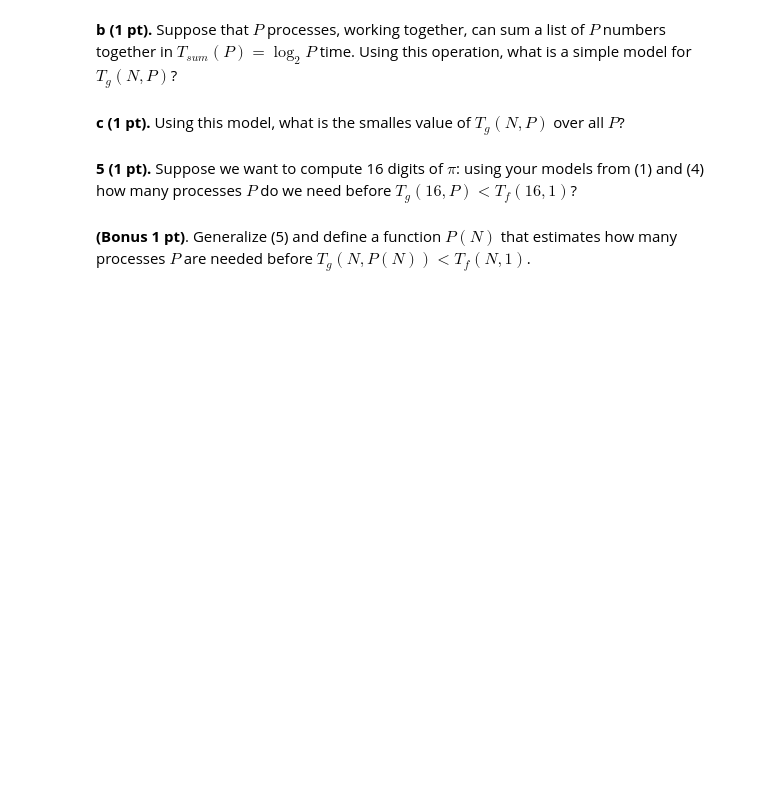
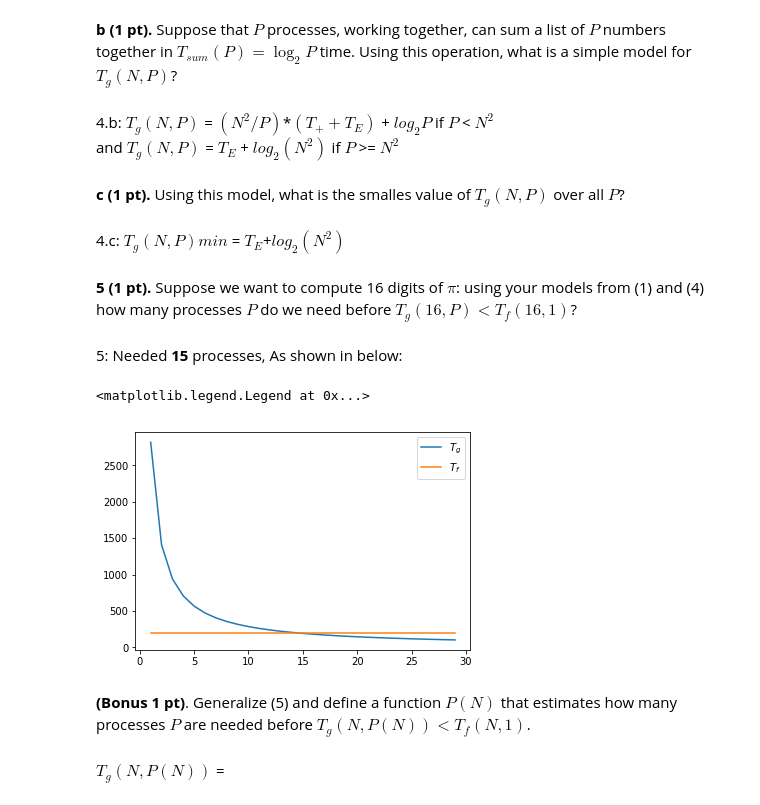
Before and after one commit to lzx3x3/HPC, a Jupyter notebook: assignments/1-pi/compute-pi.ipynb, the cells around one changed output. Drawn from its saved outputs; the diff is of its cells as text; code cells hidden in the pictures; blank space fills up the shorter version.

```diff
--- a/assignments/1-pi/compute-pi.ipynb
+++ b/assignments/1-pi/compute-pi.ipynb
@@ -56,9 +66,37 @@ Suppose that the only thing that takes time in this algorithm are $E$ and additi
 # %% [markdown]
   **b (1 pt).** Suppose that $P$ processes, working together, can sum a list of $P$ numbers together in $T_{sum}(P) = \log_2 P$ time.  Using this operation, what is a simple model for $T_g(N,P)$?
+# %% [markdown]
+4.b: $T_g(𝑁,P)$ = $(N^2/P)$*$(T_+ + T_E)$ + $log_2$$P$ if $P$ < $N^2$
+      and $T_g(𝑁,P)$ = $T_E$ + $log_2$$(N^2)$ if $P$ >= $N^2$
 # %% [markdown]
   **c (1 pt).** Using this model, what is the smalles value of $T_g(N,P)$ over all $P$?
+# %% [markdown]
+   4.c: $T_g(𝑁,P) min $ = $T_E$+$log_2(N^2)$
 # %% [markdown]
 **5 (1 pt).** Suppose we want to compute 16 digits of $\pi$: using your models from (1) and (4) how many processes $P$ do we need before $T_g(16,P) < T_f(16,1)$?
+# %% [markdown]
+5: Needed **15** processes, As shown in below:
+# %%
+import matplotlib.pyplot as plt
+import numpy as np
+from numpy import log2
+P = np.array(range(1,30))
+Tg = []
+Tf = []
+for p in P:
+    Tg_p = 16**2*(10+1)/p+log2(p)
+    Tf_1 = 11+int(log2(16))*(21+13+13)
+    Tg.append(Tg_p)
+    Tf.append(Tf_1)
+plt.figure()
+plt.plot(P,Tg,label = '$T_g$')
+plt.plot(P,Tf,label = '$T_f$')
+plt.legend()
+# %% [output]
+<matplotlib.legend.Legend at 0x...>
+[figure, added]
 # %% [markdown]
 **(Bonus 1 pt)**. Generalize (5) and define a function $P(N)$ that estimates how many processes $P$ are needed before
 $T_g(N,P(N)) < T_f(N,1)$.
+# %% [markdown]
+$T_g(N,P(N))$ =
```
Also changed, not shown: parts of 5 cells of this notebook, 5 other files.
